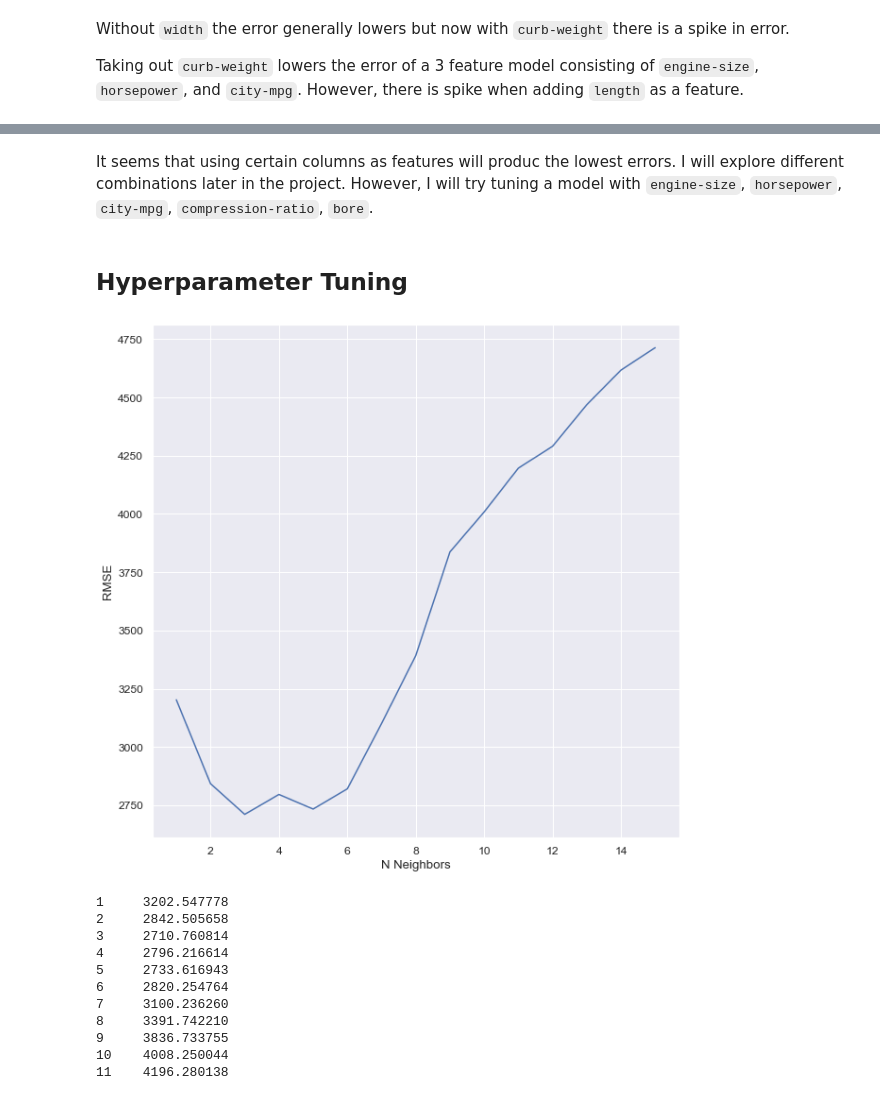
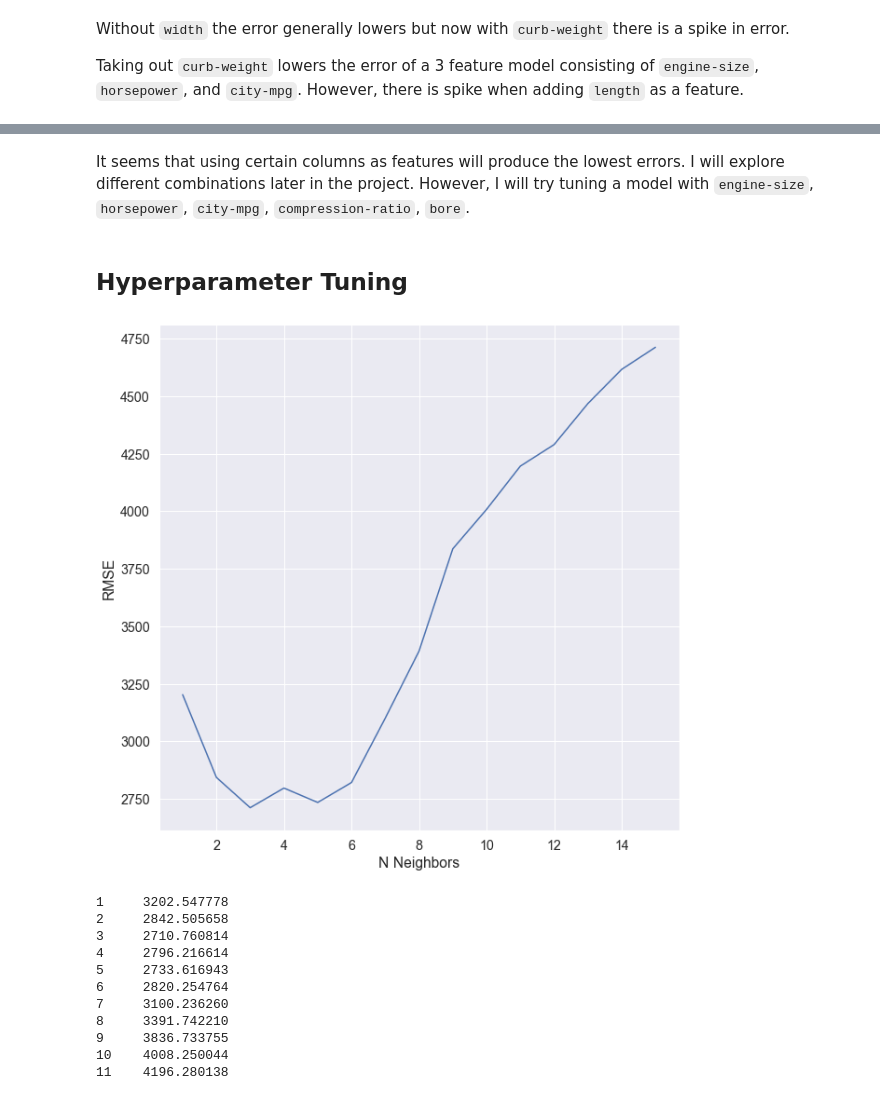
Before and after one commit to chouwwa/Predicting-Car-Prices, a Jupyter notebook: Predicting Car Prices.ipynb, the cells around one changed output, grey strips where cells are left out. Saved outputs shown, nothing was run; the diff lists cells and outputs as text; code cells hidden in the pictures.

```diff
--- a/Predicting Car Prices.ipynb
+++ b/Predicting Car Prices.ipynb
@@ -329,5 +334,5 @@ plot_feature_combination(rmse_data_sorted, ['width','curb-weight','wheel-base','
 # %% [markdown]
-It seems that using certain columns as features will produc the lowest errors. I will explore different combinations later in the project. However, I will try tuning a model with `engine-size`, `horsepower`, `city-mpg`, `compression-ratio`, `bore`.
+It seems that using certain columns as features will produce the lowest errors. I will explore different combinations later in the project. However, I will try tuning a model with `engine-size`, `horsepower`, `city-mpg`, `compression-ratio`, `bore`.
 # %%
 top_features = ['engine-size', 'horsepower', 'city-mpg', 'compression-ratio', 'bore']
 # %% [markdown]
@@ -339,15 +344,15 @@ for i in range(1,16):
 
 hyprprmtr = pd.Series(hyprprmtr)
 # %%
-sns.set_theme(font_scale=1.1, style='darkgrid')
+sns.set_theme(font_scale=1.3, style='darkgrid')
 plt.figure('multivariate', figsize=(10,10))
 sns.lineplot(data=hyprprmtr)
 plt.xlabel('N Neighbors')
 plt.ylabel('RMSE')
 # plt.xticks((2,3,4,5))
 plt.show()
 # %% [output]
-[figure, old version]
+[figure, new version]
 # %%
 hyprprmtr
 # %% [output]
```
Also changed, not shown: parts of 48 cells of this notebook.
